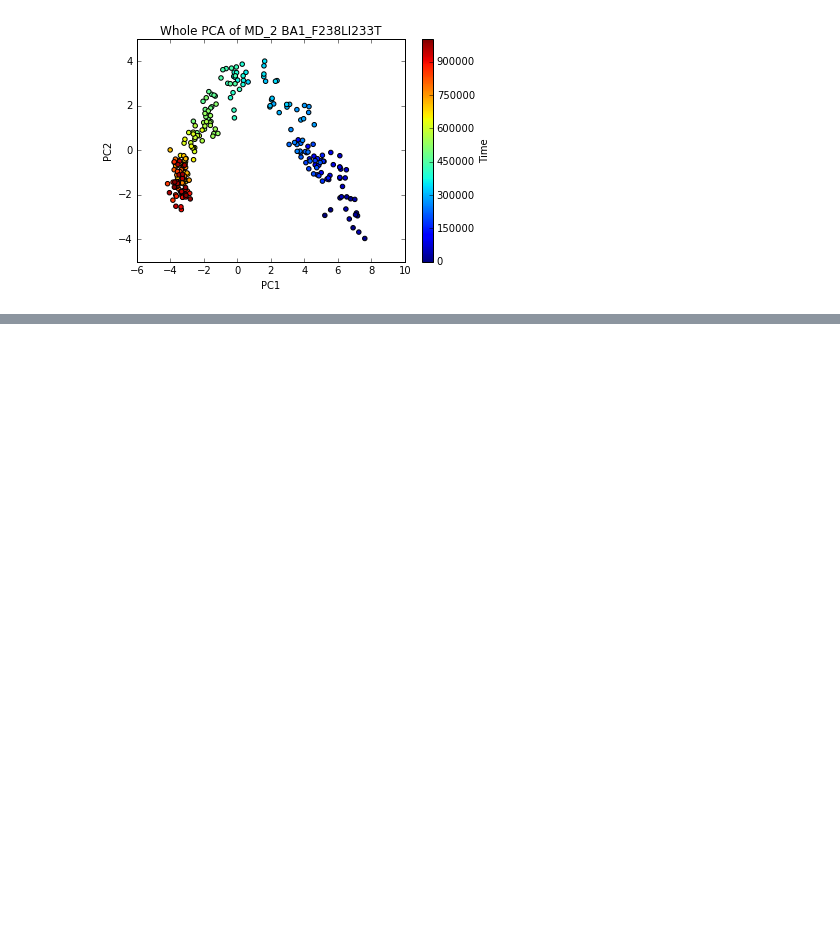
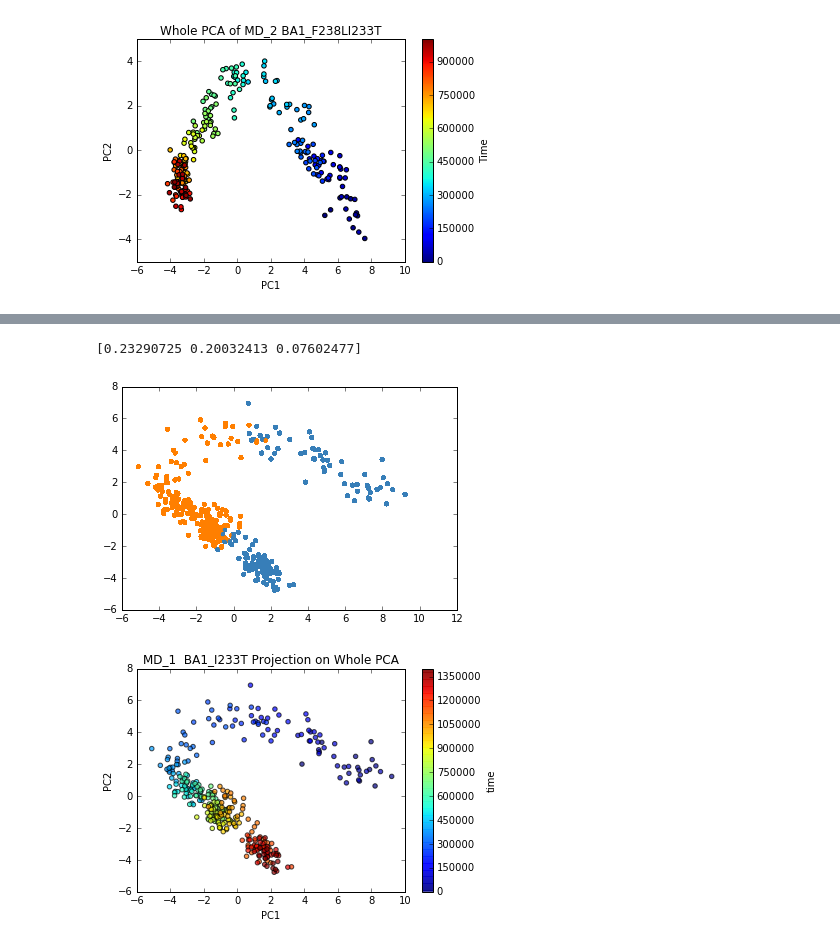
Before and after one commit to chemlove/md_data_analysis, a Jupyter notebook: Cluster analysis.ipynb, the cells around one changed output, grey strips where cells are left out. Saved outputs shown, nothing was run; the diff lists cells and outputs as text; code cells hidden in the pictures; blank space fills up the shorter version.

```diff
--- a/Cluster analysis.ipynb
+++ b/Cluster analysis.ipynb
@@ -136,0 +199,6 @@ plotcluster(cluster_F238LI233T_md2,traj_F238LI233T_md2," MD_2 BA1_F238LI233T")
+# %%
+MahalanobisClustering("1","BA1_I233T")
+# %% [output]
+[0.23290725 0.20032413 0.07602477]
+[figure, added]
+[figure, added]
```
Also changed, not shown: parts of 11 cells of this notebook.
